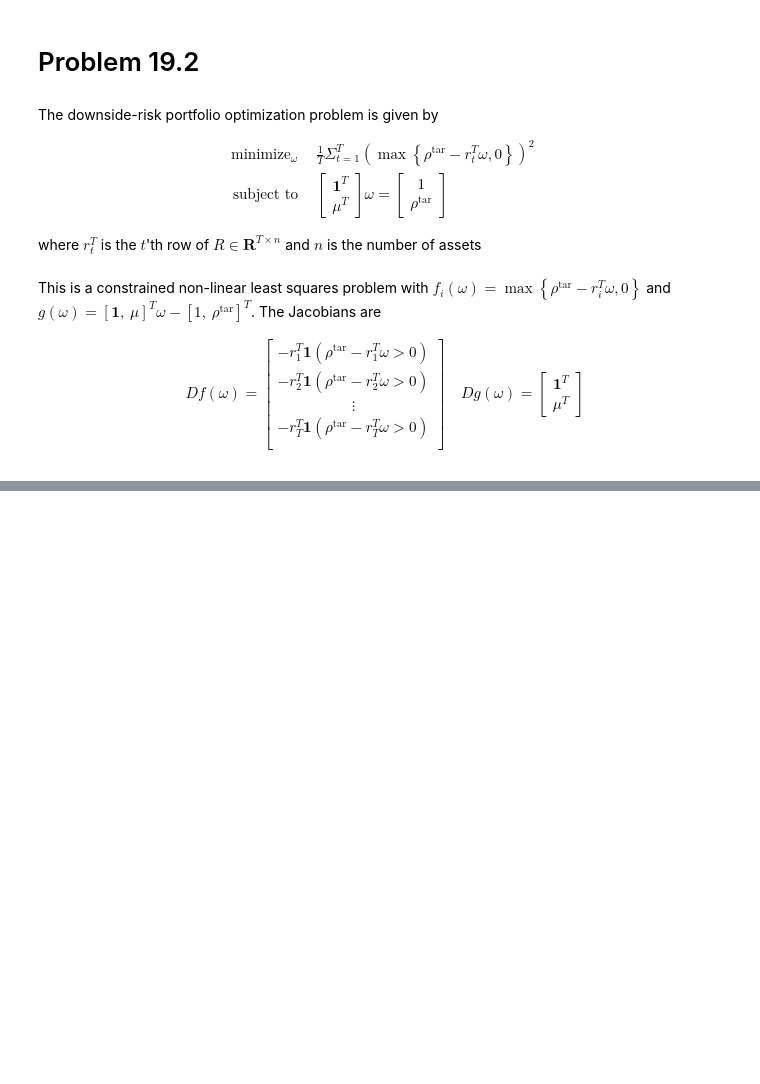
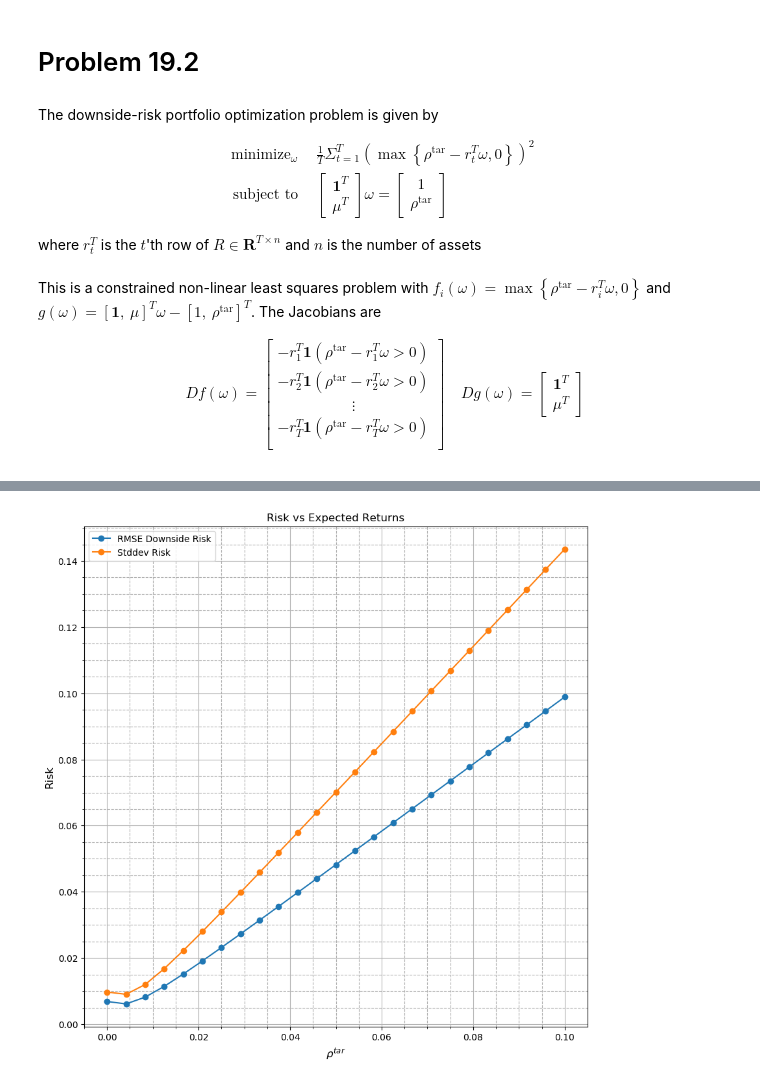
Before and after one commit to chaaland/AppliedLinAlg, a Jupyter notebook: Chapter19.ipynb, the cells around one changed output, grey strips where cells are left out. Drawn from its saved outputs; the diff is of its cells as text; code cells hidden in the pictures; blank space fills up the shorter version.

```diff
--- a/Chapter19.ipynb
+++ b/Chapter19.ipynb
@@ -148,0 +258,45 @@ This is a constrained non-linear least squares problem with $f_i(\omega) = \max\
+# %%
+expected_returns = range(0, stop=0.1, length=25);
+opt_portfolio_downside = zeros(n, 25);
+opt_portfolio_stddev = zeros(n, 25);
+
+i = 0;
+for rho_tar in expected_returns
+    global i += 1
+
+    xtraj_downside_al, mu_downside_al, cume_iters_downside_al = augmented_lagrangian((n,T,p)
+                                                                                      , x -> downside_risk(x, R_faang, rho_tar)
+                                                                                      , x -> downside_risk_jacobian(x, R_faang, rho_tar)
+                                                                                      , x -> portfolio_constraint(x, mu_faang, rho_tar)
+                                                                                      , x -> portfolio_constraint_jacobian(x, mu_faang)
+                                                                                      ; max_iters=100);
+
+     xtraj_stddev_al, mu_stddev_al, cume_iters_stddev_al = augmented_lagrangian((n,T,p)
+                                                                                  , x -> stddev_risk(x, R_faang, rho_tar)
+                                                                                  , x -> stddev_risk_jacobian(R_faang)
+                                                                                  , x -> portfolio_constraint(x, mu_faang, rho_tar)
+                                                                                  , x -> portfolio_constraint_jacobian(x, mu_faang)
+                                                                                  ; max_iters=100);
+    global opt_portfolio_downside[:,i] = xtraj_downside_al[:,end];
+    global opt_portfolio_stddev[:, i] = xtraj_stddev_al[:,end];
+
+end
+# %%
+opt_downside_risk = [rmse(downside_risk(vec(opt_portfolio_downside[:,i]), R_faang, expected_returns[i])) for i in 1:size(opt_portfolio_downside, 2)];
+opt_stddev_risk = [rmse(stddev_risk(opt_portfolio_stddev[:,i], R_faang, expected_returns[i])) for i in 1:size(opt_portfolio_stddev, 2)];
+
+figure(figsize=(10,10));
+
+plot(vec(expected_returns), vec(opt_downside_risk), marker="o", label="RMSE Downside Risk");
+plot(vec(expected_returns), vec(opt_stddev_risk), marker="o", label="Stddev Risk");
+
+legend();
+title("Risk vs Expected Returns");
+xlabel(L"$\rho^{tar}$", fontsize=12);
+ylabel("Risk", fontsize=12);
+
+grid(true, which="major");
+grid(true, which="minor",linestyle="--");
+PyPlot.minorticks_on();
+# %% [output]
+[figure, added]
```
Also changed, not shown: parts of 22 cells of this notebook.
